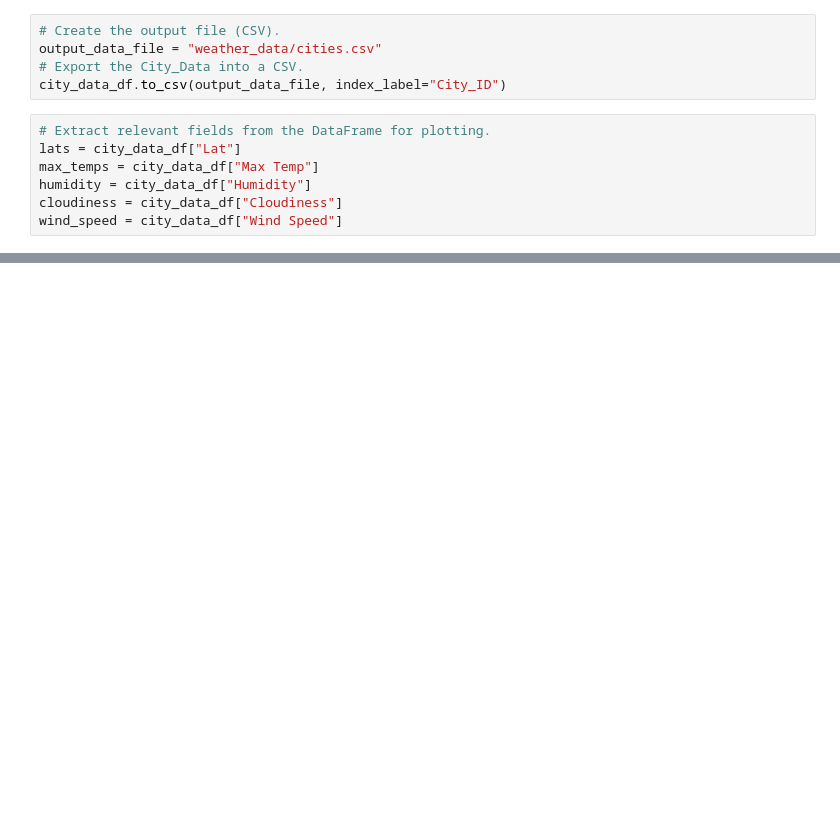
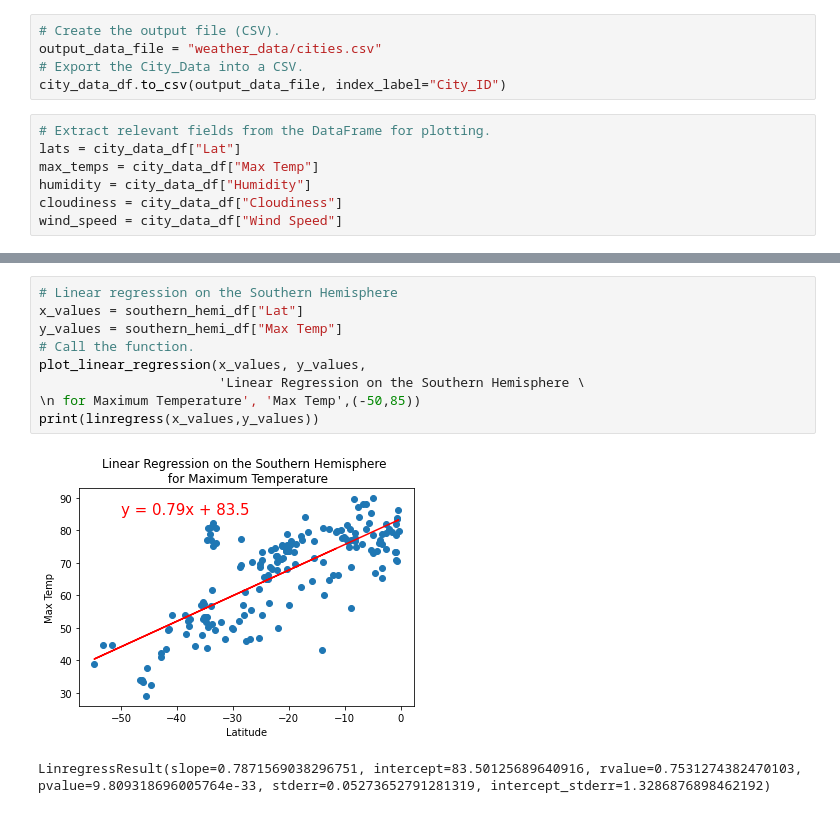
Before and after one commit to AllenAx91/World_Weather_Analysis, a Jupyter notebook: WeatherPy.ipynb, the cells around one changed output, grey strips where cells are left out. Cells and saved outputs as stored; diff of their text form; blank space fills up the shorter version.

```diff
--- a/WeatherPy.ipynb
+++ b/WeatherPy.ipynb
@@ -284,0 +238,12 @@ plt.show()
+# %%
+# Linear regression on the Southern Hemisphere
+x_values = southern_hemi_df["Lat"]
+y_values = southern_hemi_df["Max Temp"]
+# Call the function.
+plot_linear_regression(x_values, y_values,
+                       'Linear Regression on the Southern Hemisphere \
+\n for Maximum Temperature', 'Max Temp',(-50,85))
+print(linregress(x_values,y_values))
+# %% [output]
+[figure, added]
+LinregressResult(slope=0.7871569038296751, intercept=83.50125689640916, rvalue=0.7531274382470103, pvalue=9.809318696005764e-33, stderr=0.05273652791281319, intercept_stderr=1.3286876898462192)
```
Also changed, not shown: parts of 27 cells of this notebook.
